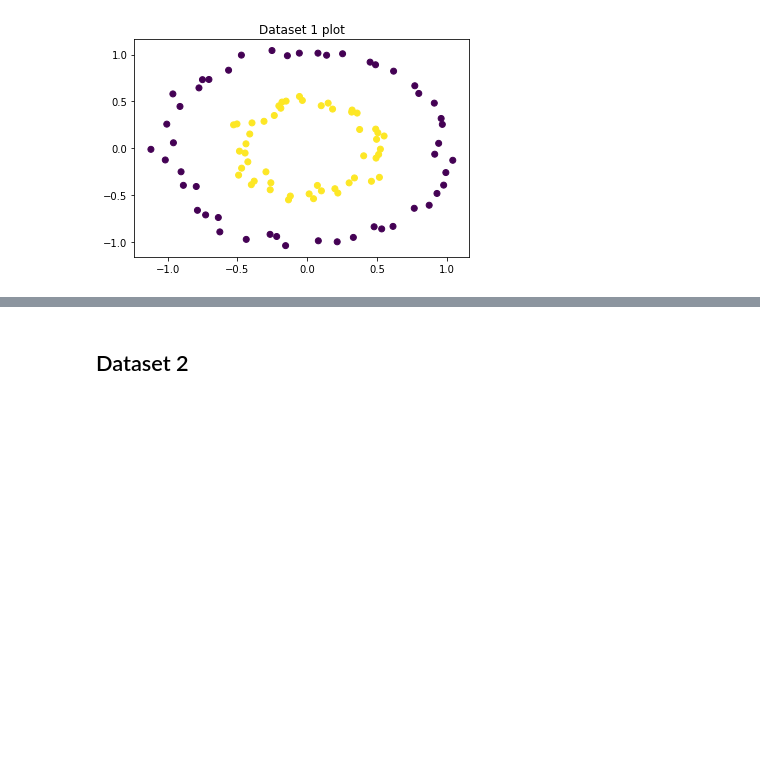
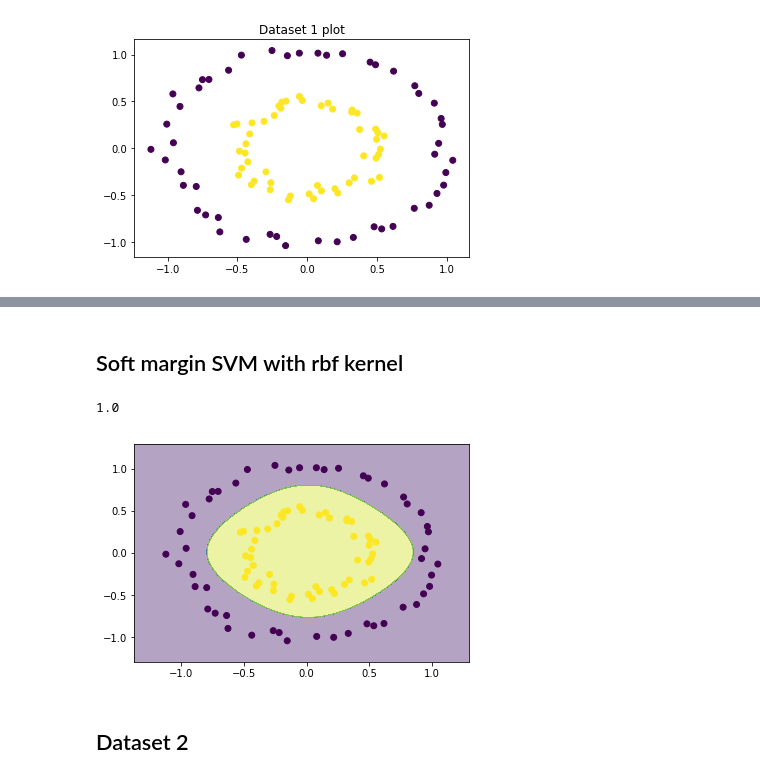
Before and after one commit to ankurs287/Machine-Learning-Assignments, a Jupyter notebook: Assignment-2/q1_i.ipynb, the cells around one changed output, grey strips where cells are left out. Cells and saved outputs as stored; diff of their text form; code cells hidden in the pictures; blank space fills up the shorter version.

```diff
--- a/Assignment-2/q1_i.ipynb
+++ b/Assignment-2/q1_i.ipynb
@@ -52,3 +104,17 @@ plt.show()
+# %% [markdown]
+## Soft margin SVM with rbf kernel
+# %%
+gamma = -1
+clf = SVC(kernel='linear', C=1)
+kX = np.hstack((X, rbf_kernel(X, gamma)))
+X_train, X_test, y_train, y_test = train_test_split(kX, y, test_size=0.20)
+clf.fit(X_train, y_train)
+r = predict(X_test, clf._get_coef()[0], clf.intercept_)
+print(score(r, y_test))
+plot_decision_boudary(clf, kX, y, rbf_kernel, gamma)
+# %% [output]
+1.0
+[figure, added]
 # %% [markdown]
 ## Dataset 2
 # %%
```
Also changed, not shown: parts of 23 cells of this notebook, 31 other files.
